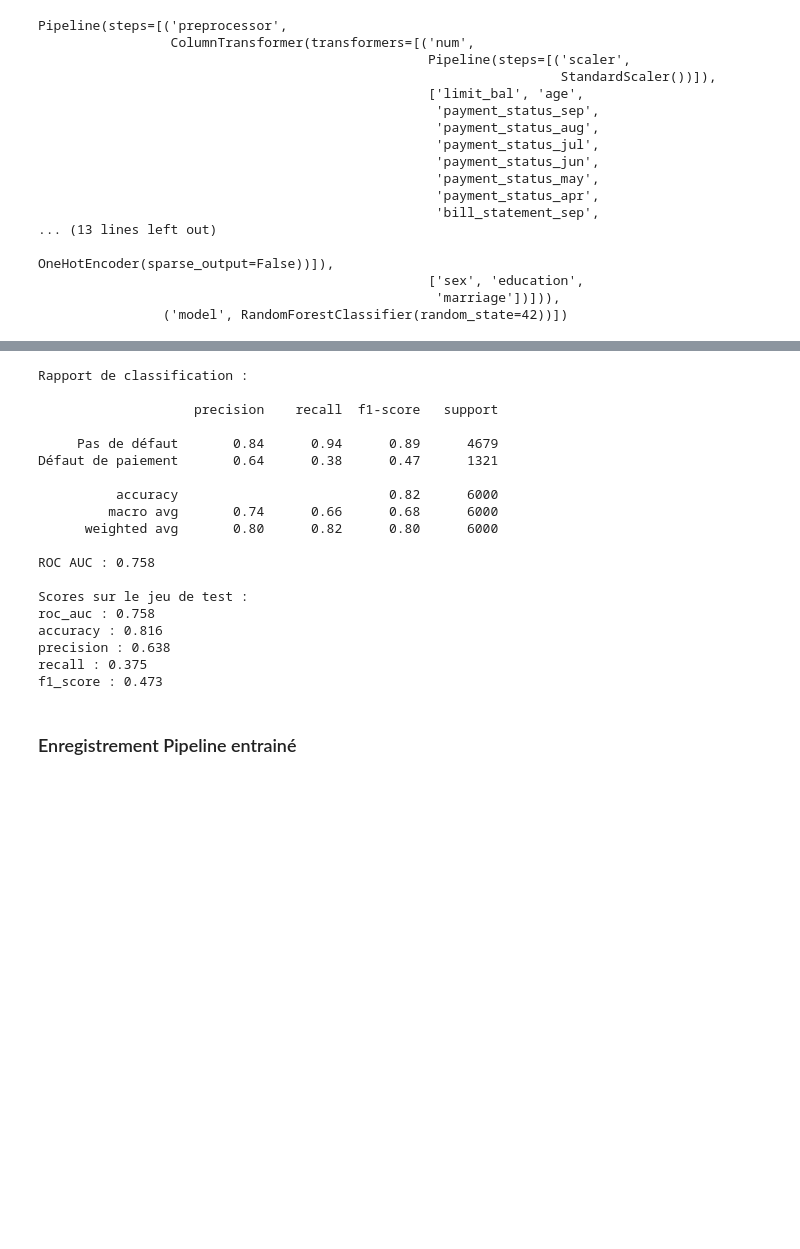
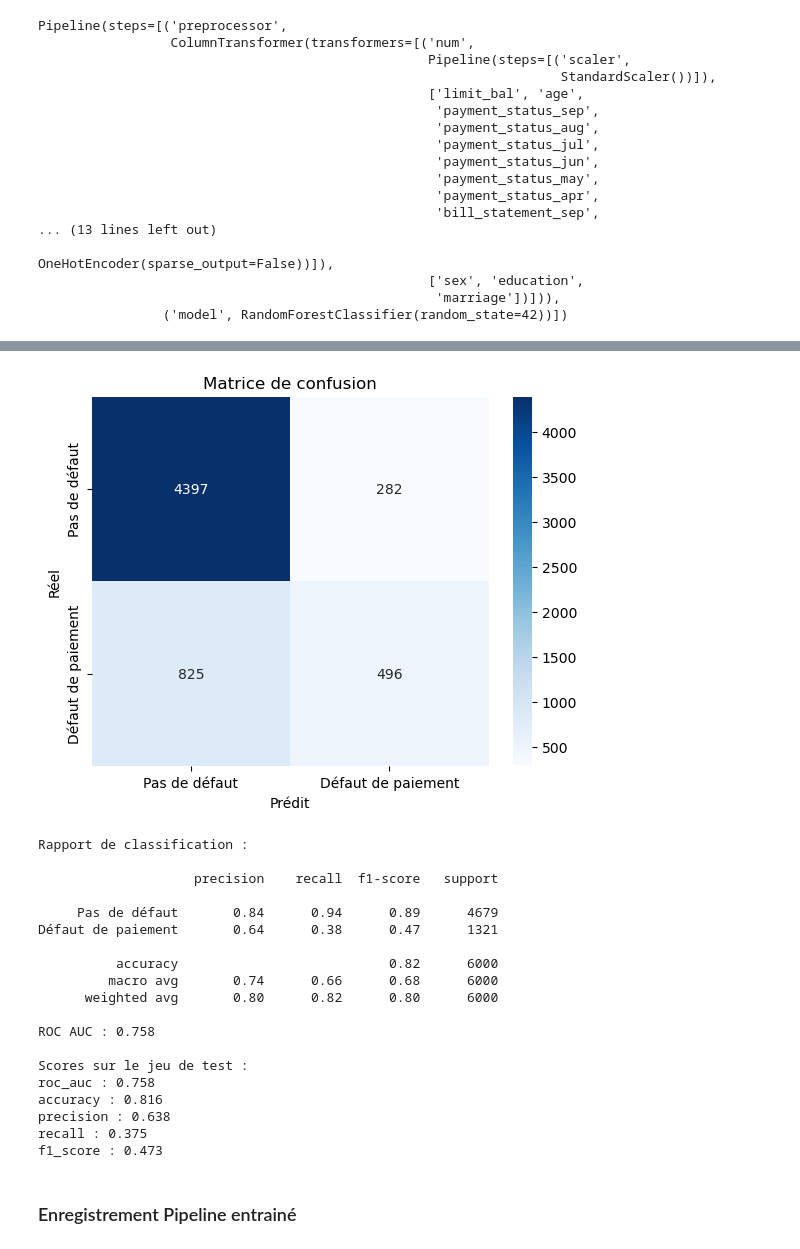
Before and after one commit to nevillemakoyi/Application-ML-D-tection-des-D-fauts-de-paiements-de-cr-dits-bancaires, a Jupyter notebook: notebooks/ml_credit_default.ipynb, the cells around one changed output, grey strips where cells are left out. Saved outputs shown, nothing was run; the diff lists cells and outputs as text; code cells hidden in the pictures; blank space fills up the shorter version.

```diff
--- a/notebooks/ml_credit_default.ipynb
+++ b/notebooks/ml_credit_default.ipynb
@@ -402,17 +399,18 @@ f1_score : 0.470
 # %%
 # Test final du modèle sur le jeu de test (jamais vu par le modèle)
 test_scores = performance_model_evaluation(
     pipeline,
     features_df_test,
     target_df_test,
-    labels=LABELS  # même étiquettes que pendant la validation
+     # même étiquettes que pendant la validation
 )
 
 # Affichage des scores sur le test
 print("\nScores sur le jeu de test :")
 for metric, value in test_scores.items():
     print(f"{metric} : {value:.3f}")
 # %% [output]
+[figure, added]
 Rapport de classification :
 
                     precision    recall  f1-score   support
```
Also changed, not shown: parts of 2 cells of this notebook.
